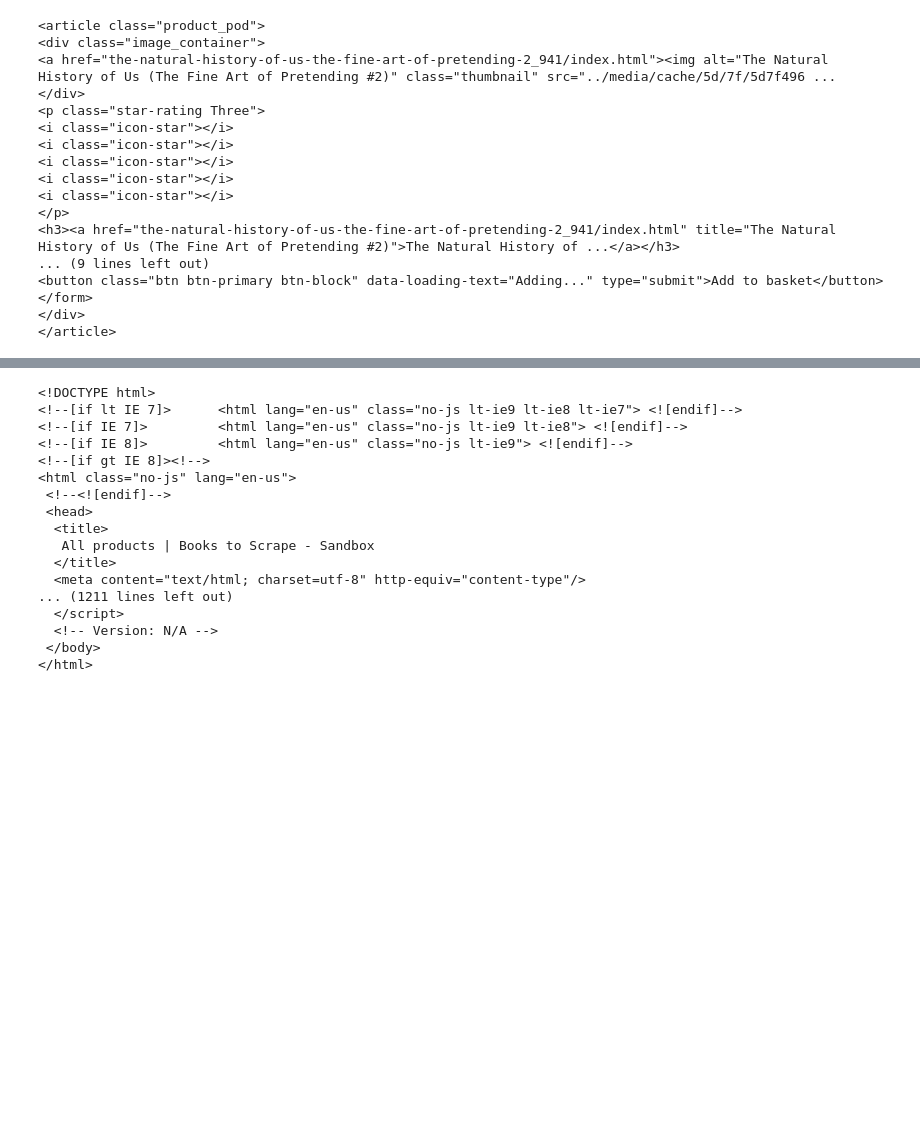
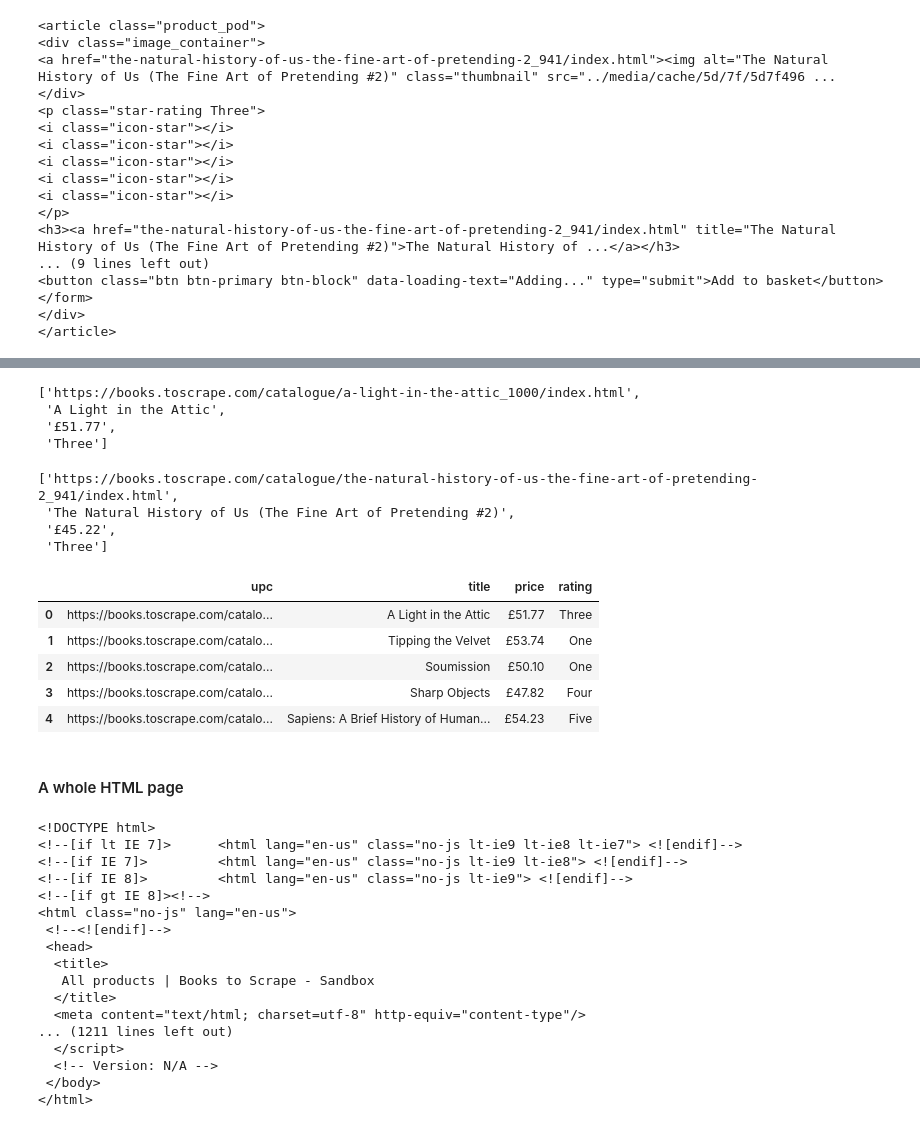
Before and after one commit to totatorbj/su-mt4007, a Jupyter notebook: HW5-investigatioin/HW5-investigation.ipynb, the cells around one changed output, grey strips where cells are left out. Saved outputs shown, nothing was run; the diff lists cells and outputs as text; code cells hidden in the pictures; blank space fills up the shorter version.

Commit message:
HW5 web scraping continued
Still to do: get upc, left justify title column in table

```diff
--- a/HW5-investigatioin/HW5-investigation.ipynb
+++ b/HW5-investigatioin/HW5-investigation.ipynb
@@ -799,5 +802,7 @@ html_1.a
 #### Relevant info for all books on three pages of 20 books each
 # %%
 articles = [] # list to hold articles on all 60 books
+# %%
+common_book_url = "https://books.toscrape.com/catalogue/" # comomn part of the url for all books
 # %%
 html_1_section = html_1.find('section')
@@ -915,3 +1023,41 @@ print(html_1_section.prettify())
+# %%
+columns = ['upc', 'title', 'price', 'rating']
+data = []
+# %%
+for i in range(60):
+    book_url = common_book_url + articles[i].contents[5].contents[0]['href']
+    data.append([ book_url,                                     # upc
+                  articles[i].contents[5].contents[0]['title'], # title
+                  articles[i].contents[7].contents[1].text,     # price
+                  articles[i].contents[3]['class'][1] ])        # rating
+# %%
+data[0]
+# %% [output]
+['https://books.toscrape.com/catalogue/a-light-in-the-attic_1000/index.html',
+ 'A Light in the Attic',
+ '£51.77',
+ 'Three']
+# %%
+data[59]
+# %% [output]
+['https://books.toscrape.com/catalogue/the-natural-history-of-us-the-fine-art-of-pretending-2_941/index.html',
+ 'The Natural History of Us (The Fine Art of Pretending #2)',
+ '£45.22',
+ 'Three']
+# %%
+books_df = pd.DataFrame(data, columns=columns)
+# %%
+books_df.head()
+# %% [output]
+|  | upc | title | price | rating |
+| 0 | https://books.toscrape.com/catalo... | A Light in the Attic | £51.77 | Three |
+| 1 | https://books.toscrape.com/catalo... | Tipping the Velvet | £53.74 | One |
+| 2 | https://books.toscrape.com/catalo... | Soumission | £50.10 | One |
+| 3 | https://books.toscrape.com/catalo... | Sharp Objects | £47.82 | Four |
+| 4 | https://books.toscrape.com/catalo... | Sapiens: A Brief History of Human... | £54.23 | Five |
+# %% [markdown]
+
+#### A whole HTML page
 # %%
 print(html_1.prettify()) # gives the whole html page
 # %% [output]
```
Also changed, not shown: parts of 37 cells of this notebook, 1 other file.
